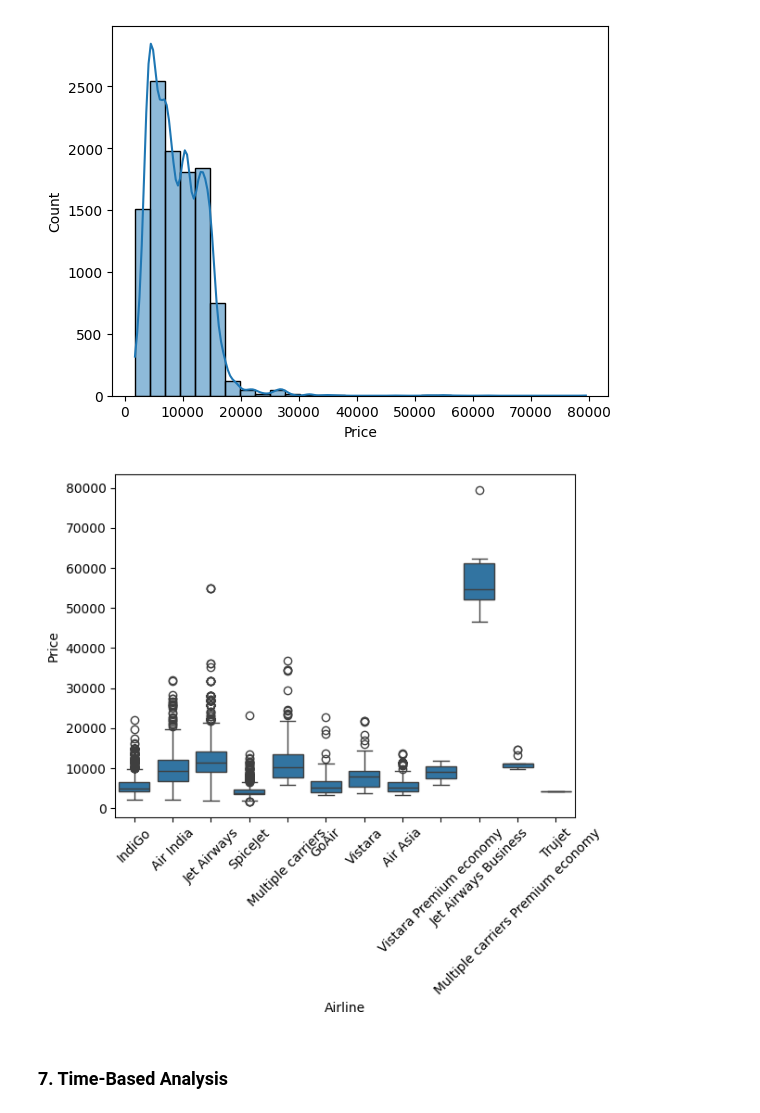
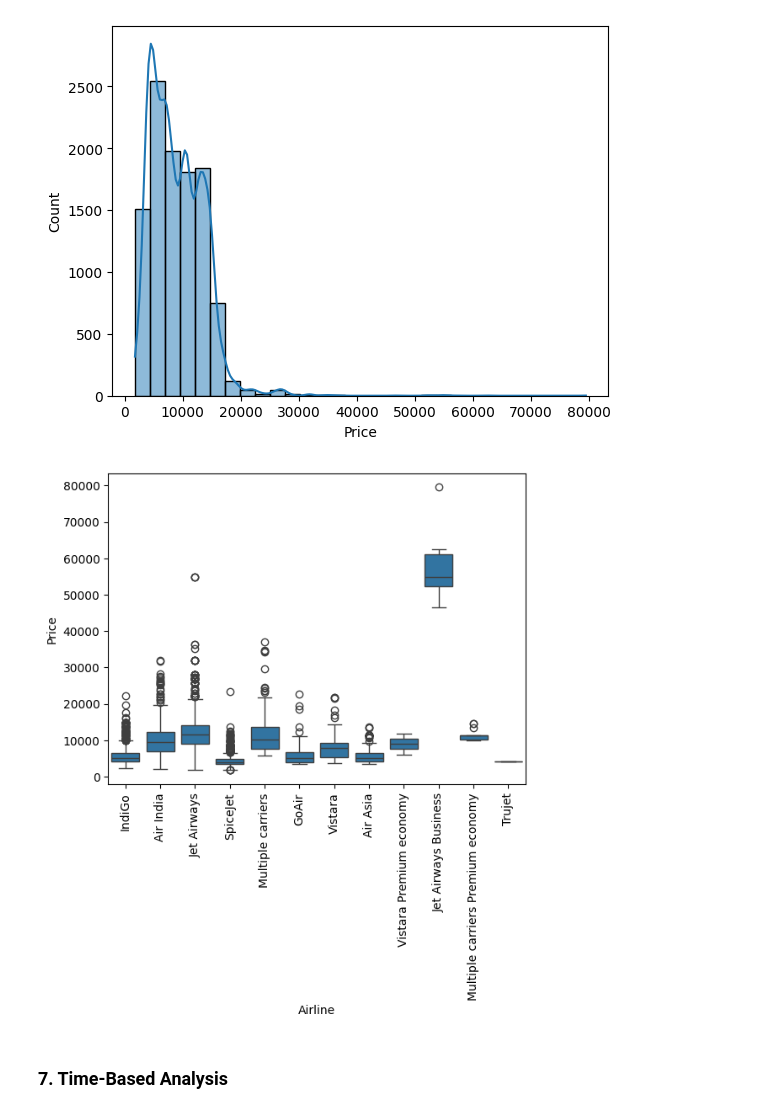
Before and after one commit to mohammedsajedddd/Project_1, a Jupyter notebook: Flight_price.ipynb, the cells around one changed output. Cells and saved outputs as stored; diff of their text form; code cells hidden in the pictures.

```diff
--- a/Flight_price.ipynb
+++ b/Flight_price.ipynb
@@ -98,10 +113,10 @@ plt.show()
 # %%
 # Box plot for categorical features
 sns.boxplot(x='Airline',y='Price',data=fd)
-plt.xticks(rotation=45)
+plt.xticks(rotation=90)
 plt.show()
 # %% [output]
-[figure, old version]
+[figure, new version]
 # %% [markdown]
 ### **7. Time-Based Analysis**
 # %%
```
Also changed, not shown: parts of 6 cells of this notebook.
